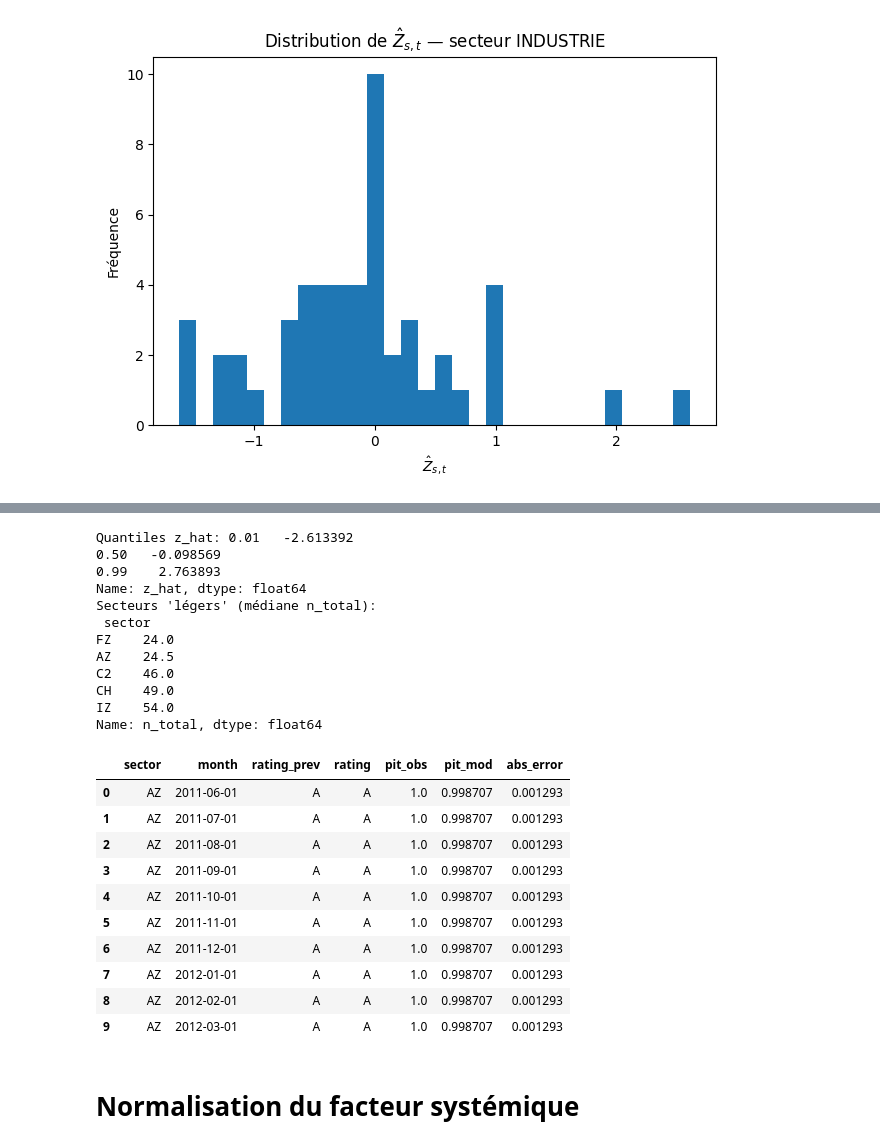
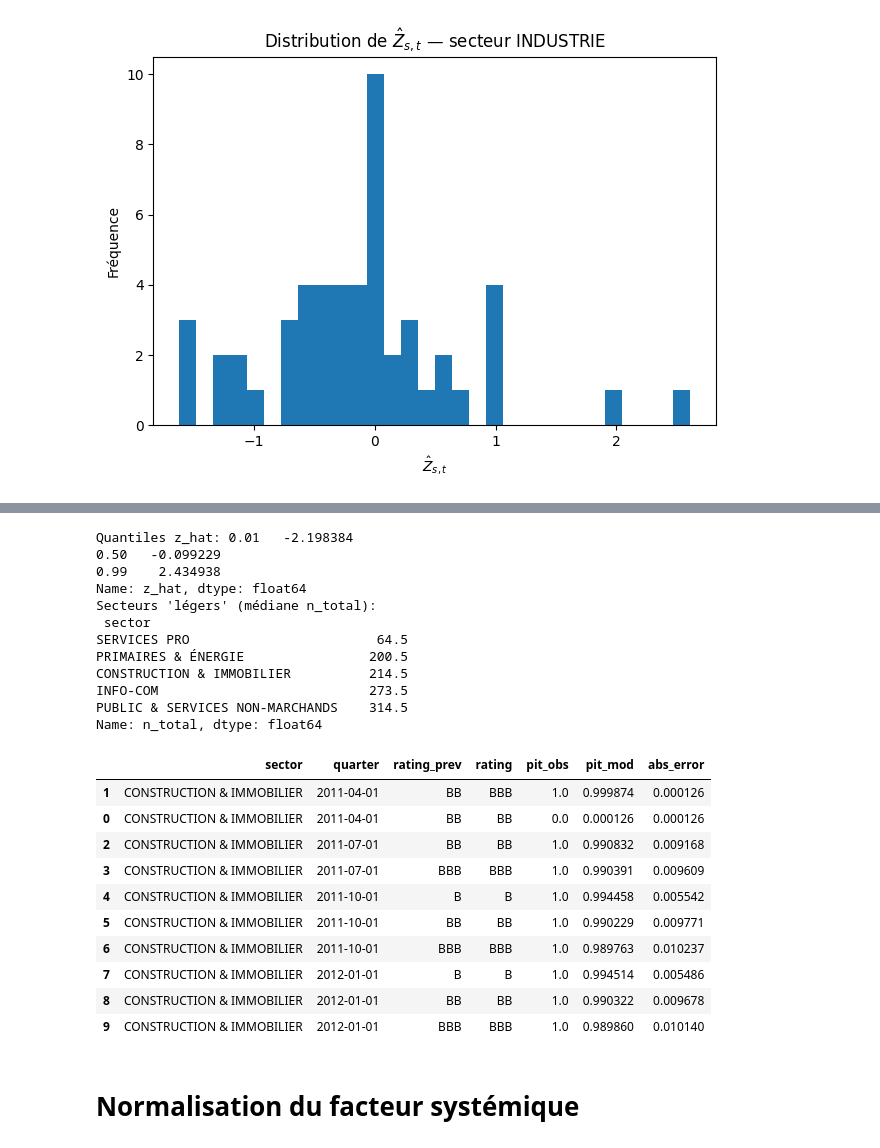
Before and after one commit to Celeste2405/PFE, a Jupyter notebook: extraction_fact_sys.ipynb, the cells around one changed output, grey strips where cells are left out. Cells and saved outputs as stored; diff of their text form; code cells hidden in the pictures.

```diff
--- a/extraction_fact_sys.ipynb
+++ b/extraction_fact_sys.ipynb
@@ -1108,41 +1095,41 @@ C                      4.350229
 # %%
 # 1) Z doit avoir une variance raisonnable (pas tout collé à -6 ou +6)
-print("Quantiles z_hat:", Z_hat["z_hat"].quantile([0.01, 0.5, 0.99]))
+print("Quantiles z_hat:", Z_hat_q["z_hat"].quantile([0.01, 0.5, 0.99]))
 
 # 2) secteurs avec trop peu de masse
-light = Z_hat.groupby("sector")["n_total"].median().sort_values().head(5)
+light = Z_hat_q.groupby("sector")["n_total"].median().sort_values().head(5)
 print("Secteurs 'légers' (médiane n_total):\n", light)
 # %% [output]
-Quantiles z_hat: 0.01   -2.613392
-0.50   -0.098569
-0.99    2.763893
+Quantiles z_hat: 0.01   -2.198384
+0.50   -0.099229
+0.99    2.434938
 Name: z_hat, dtype: float64
 Secteurs 'légers' (médiane n_total):
  sector
-FZ    24.0
-AZ    24.5
-C2    46.0
-CH    49.0
-IZ    54.0
+SERVICES PRO                        64.5
+PRIMAIRES & ÉNERGIE                200.5
+CONSTRUCTION & IMMOBILIER          214.5
+INFO-COM                           273.5
+PUBLIC & SERVICES NON-MARCHANDS    314.5
 Name: n_total, dtype: float64
 # %%
 import pandas as pd
 
 # PIT observées
 pit_obs = (
-    counts_creditmetrics
-    .groupby(["sector", "month", "rating_prev", "rating"], as_index=False)["n"]
+    counts_creditmetrics_q
+    .groupby(["sector", "quarter", "rating_prev", "rating"], as_index=False)["n"]
     .sum()
 )
 
 # total par rating_prev
 totals = (
-    pit_obs.groupby(["sector", "month", "rating_prev"], as_index=False)["n"]
+    pit_obs.groupby(["sector", "quarter", "rating_prev"], as_index=False)["n"]
     .sum()
     .rename(columns={"n": "n_total"})
 )
 
-pit_obs = pit_obs.merge(totals, on=["sector", "month", "rating_prev"])
+pit_obs = pit_obs.merge(totals, on=["sector", "quarter", "rating_prev"])
 pit_obs["pit_obs"] = pit_obs["n"] / pit_obs["n_total"]
 # %%
 import numpy as np
@@ -1163,48 +1150,48 @@ barriers_long = (
 
 # 2) Merge OK
 pit_mod = (
     pit_obs
-    .merge(Z_hat, on=["sector", "month"], how="left")
+    .merge(Z_hat_q, on=["sector", "quarter"], how="left")
     .merge(barriers_long, on=["rating_prev", "rating"], how="left")
 )
 
 
 # ordonner les ratings
 rating_order = ["AAA","AA","A","BBB","BB","B","C","D"]
 rating_rank = {r:i for i,r in enumerate(rating_order)}
 
 pit_mod["rank"] = pit_mod["rating"].map(rating_rank)
 
 # calcul PIT modélisée
 def compute_pit(row):
     z = row["z_hat"]
     b = row["barrier"]
     return norm.cdf(b - z)
 
 pit_mod["pit_mod_raw"] = pit_mod.apply(compute_pit, axis=1)
 
 # différence de probabilités cumulées
-pit_mod = pit_mod.sort_values(["sector","month","rating_prev","rank"])
+pit_mod = pit_mod.sort_values(["sector","quarter","rating_prev","rank"])
 pit_mod["pit_mod"] = (
-    pit_mod.groupby(["sector","month","rating_prev"])["pit_mod_raw"]
+    pit_mod.groupby(["sector","quarter","rating_prev"])["pit_mod_raw"]
            .diff()
            .fillna(pit_mod["pit_mod_raw"])
 )
 
 pit_mod["abs_error"] = (pit_mod["pit_obs"] - pit_mod["pit_mod"]).abs()
-pit_mod[['sector', 'month', 'rating_prev', 'rating', 'pit_obs', 'pit_mod', 'abs_error']].head(10)
+pit_mod[['sector', 'quarter', 'rating_prev', 'rating', 'pit_obs', 'pit_mod', 'abs_error']].head(10)
 # %% [output]
-|  | sector | month | rating_prev | rating | pit_obs | pit_mod | abs_error |
-| 0 | AZ | 2011-06-01 | A | A | 1.0 | 0.998707 | 0.001293 |
-| 1 | AZ | 2011-07-01 | A | A | 1.0 | 0.998707 | 0.001293 |
-| 2 | AZ | 2011-08-01 | A | A | 1.0 | 0.998707 | 0.001293 |
-| 3 | AZ | 2011-09-01 | A | A | 1.0 | 0.998707 | 0.001293 |
-| 4 | AZ | 2011-10-01 | A | A | 1.0 | 0.998707 | 0.001293 |
-| 5 | AZ | 2011-11-01 | A | A | 1.0 | 0.998707 | 0.001293 |
-| 6 | AZ | 2011-12-01 | A | A | 1.0 | 0.998707 | 0.001293 |
-| 7 | AZ | 2012-01-01 | A | A | 1.0 | 0.998707 | 0.001293 |
-| 8 | AZ | 2012-02-01 | A | A | 1.0 | 0.998707 | 0.001293 |
-| 9 | AZ | 2012-03-01 | A | A | 1.0 | 0.998707 | 0.001293 |
+|  | sector | quarter | rating_prev | rating | pit_obs | pit_mod | abs_error |
+| 1 | CONSTRUCTION & IMMOBILIER | 2011-04-01 | BB | BBB | 1.0 | 0.999874 | 0.000126 |
+| 0 | CONSTRUCTION & IMMOBILIER | 2011-04-01 | BB | BB | 0.0 | 0.000126 | 0.000126 |
+| 2 | CONSTRUCTION & IMMOBILIER | 2011-07-01 | BB | BB | 1.0 | 0.990832 | 0.009168 |
+| 3 | CONSTRUCTION & IMMOBILIER | 2011-07-01 | BBB | BBB | 1.0 | 0.990391 | 0.009609 |
+| 4 | CONSTRUCTION & IMMOBILIER | 2011-10-01 | B | B | 1.0 | 0.994458 | 0.005542 |
+| 5 | CONSTRUCTION & IMMOBILIER | 2011-10-01 | BB | BB | 1.0 | 0.990229 | 0.009771 |
+| 6 | CONSTRUCTION & IMMOBILIER | 2011-10-01 | BBB | BBB | 1.0 | 0.989763 | 0.010237 |
+| 7 | CONSTRUCTION & IMMOBILIER | 2012-01-01 | B | B | 1.0 | 0.994514 | 0.005486 |
+| 8 | CONSTRUCTION & IMMOBILIER | 2012-01-01 | BB | BB | 1.0 | 0.990322 | 0.009678 |
+| 9 | CONSTRUCTION & IMMOBILIER | 2012-01-01 | BBB | BBB | 1.0 | 0.989860 | 0.010140 |
 # %% [markdown]
 # Normalisation du facteur systémique
 # %%
```
Also changed, not shown: parts of 13 cells of this notebook.
